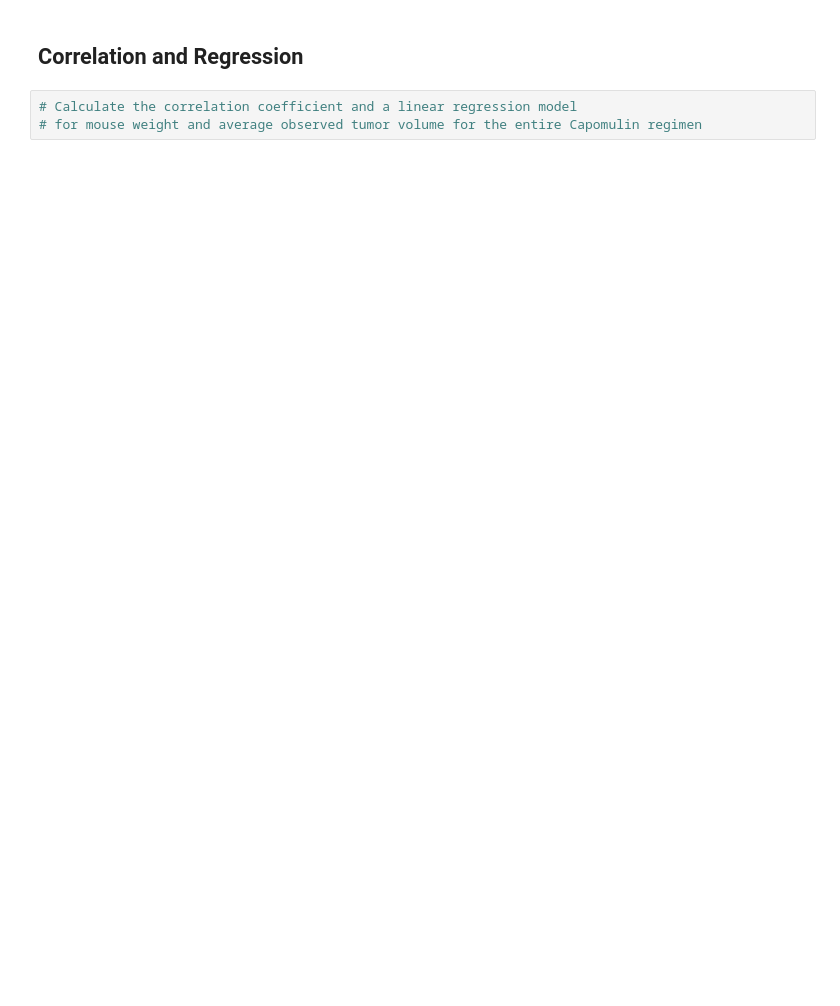
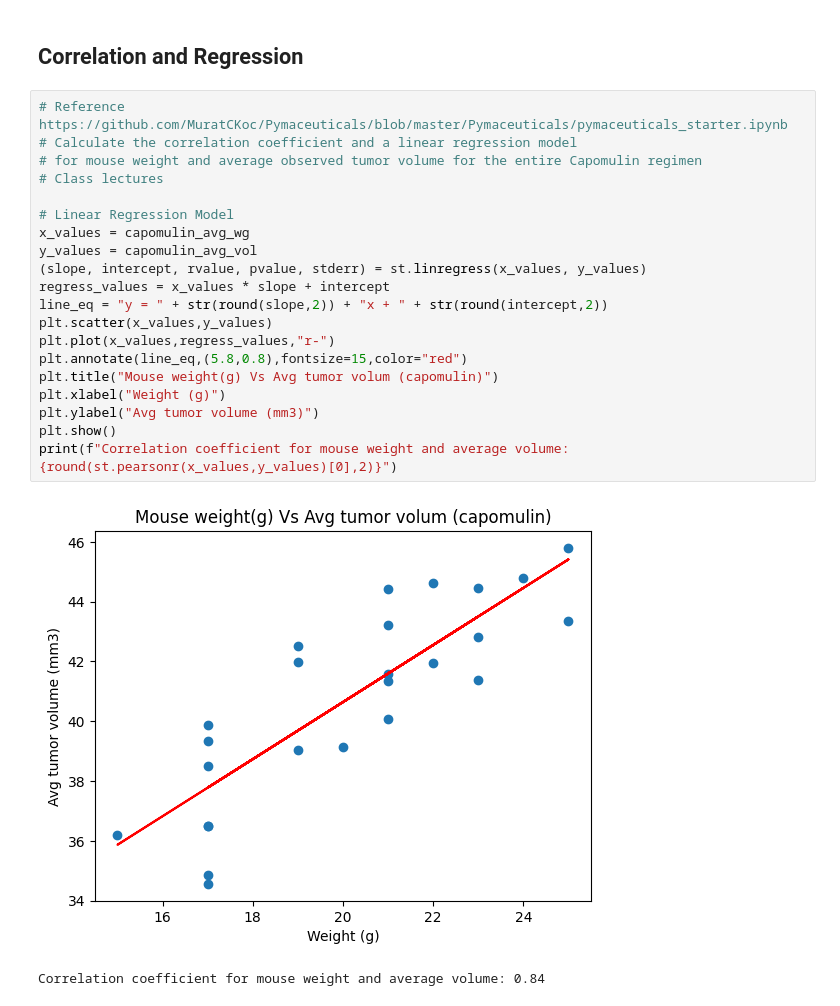
Before and after one commit to muhkashiff/matplotlib-challenge, a Jupyter notebook: pymaceuticals_starter.ipynb, the cells around one changed output. Cells and saved outputs as stored; diff of their text form; blank space fills up the shorter version.

```diff
--- a/pymaceuticals_starter.ipynb
+++ b/pymaceuticals_starter.ipynb
@@ -317,5 +336,25 @@ plt.plot(mouse_treated['Timepoint'],mouse_treated['Tumor Volume (mm3)'])
 # %% [markdown]
 ## Correlation and Regression
-# %%
-# Calculate the correlation coefficient and a linear regression model
-# for mouse weight and average observed tumor volume for the entire Capomulin regimen
+# %%
+# Reference https://github.com/MuratCKoc/Pymaceuticals/blob/master/Pymaceuticals/pymaceuticals_starter.ipynb
+# Calculate the correlation coefficient and a linear regression model
+# for mouse weight and average observed tumor volume for the entire Capomulin regimen
+# Class lectures
+
+# Linear Regression Model
+x_values = capomulin_avg_wg
+y_values = capomulin_avg_vol
+(slope, intercept, rvalue, pvalue, stderr) = st.linregress(x_values, y_values)
+regress_values = x_values * slope + intercept
+line_eq = "y = " + str(round(slope,2)) + "x + " + str(round(intercept,2))
+plt.scatter(x_values,y_values)
+plt.plot(x_values,regress_values,"r-")
+plt.annotate(line_eq,(5.8,0.8),fontsize=15,color="red")
+plt.title("Mouse weight(g) Vs Avg tumor volum (capomulin)")
+plt.xlabel("Weight (g)")
+plt.ylabel("Avg tumor volume (mm3)")
+plt.show()
+print(f"Correlation coefficient for mouse weight and average volume: {round(st.pearsonr(x_values,y_values)[0],2)}")
+# %% [output]
+[figure, added]
+Correlation coefficient for mouse weight and average volume: 0.84
```
Also changed, not shown: parts of 5 cells of this notebook.
